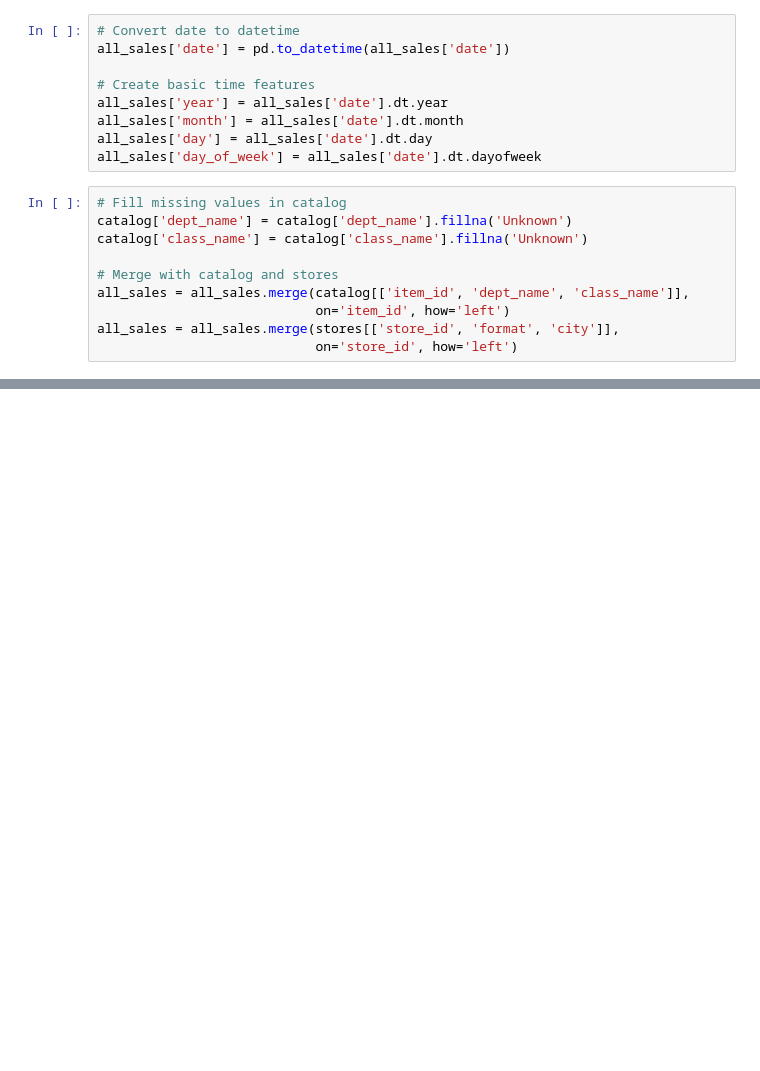
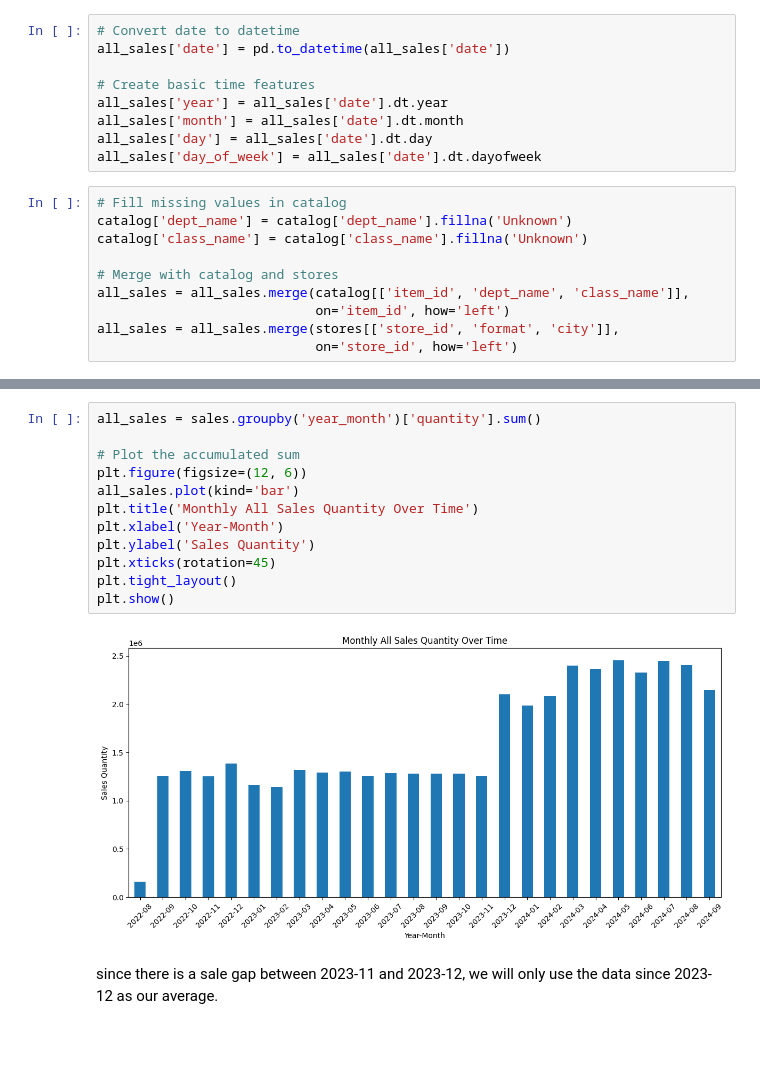
Before and after one commit to jyphotography/demand-forecasting, a Jupyter notebook: notebooks/notebook.ipynb, the cells around one changed output, grey strips where cells are left out. Saved outputs shown, nothing was run; the diff lists cells and outputs as text; blank space fills up the shorter version.

```diff
--- a/notebooks/notebook.ipynb
+++ b/notebooks/notebook.ipynb
@@ -235,0 +239,18 @@ all_sales.head()
+# %%
+all_sales = sales.groupby('year_month')['quantity'].sum()
+
+# Plot the accumulated sum
+plt.figure(figsize=(12, 6))
+all_sales.plot(kind='bar')
+plt.title('Monthly All Sales Quantity Over Time')
+plt.xlabel('Year-Month')
+plt.ylabel('Sales Quantity')
+plt.xticks(rotation=45)
+plt.tight_layout()
+plt.show()
+# %% [output]
+[figure, added]
+# %% [markdown]
+since there is a sale gap between 2023-11 and 2023-12, we will only use the data since 2023-12 as our average.
+# %% [markdown]
+#
```
Also changed, not shown: parts of 1 cell of this notebook.
